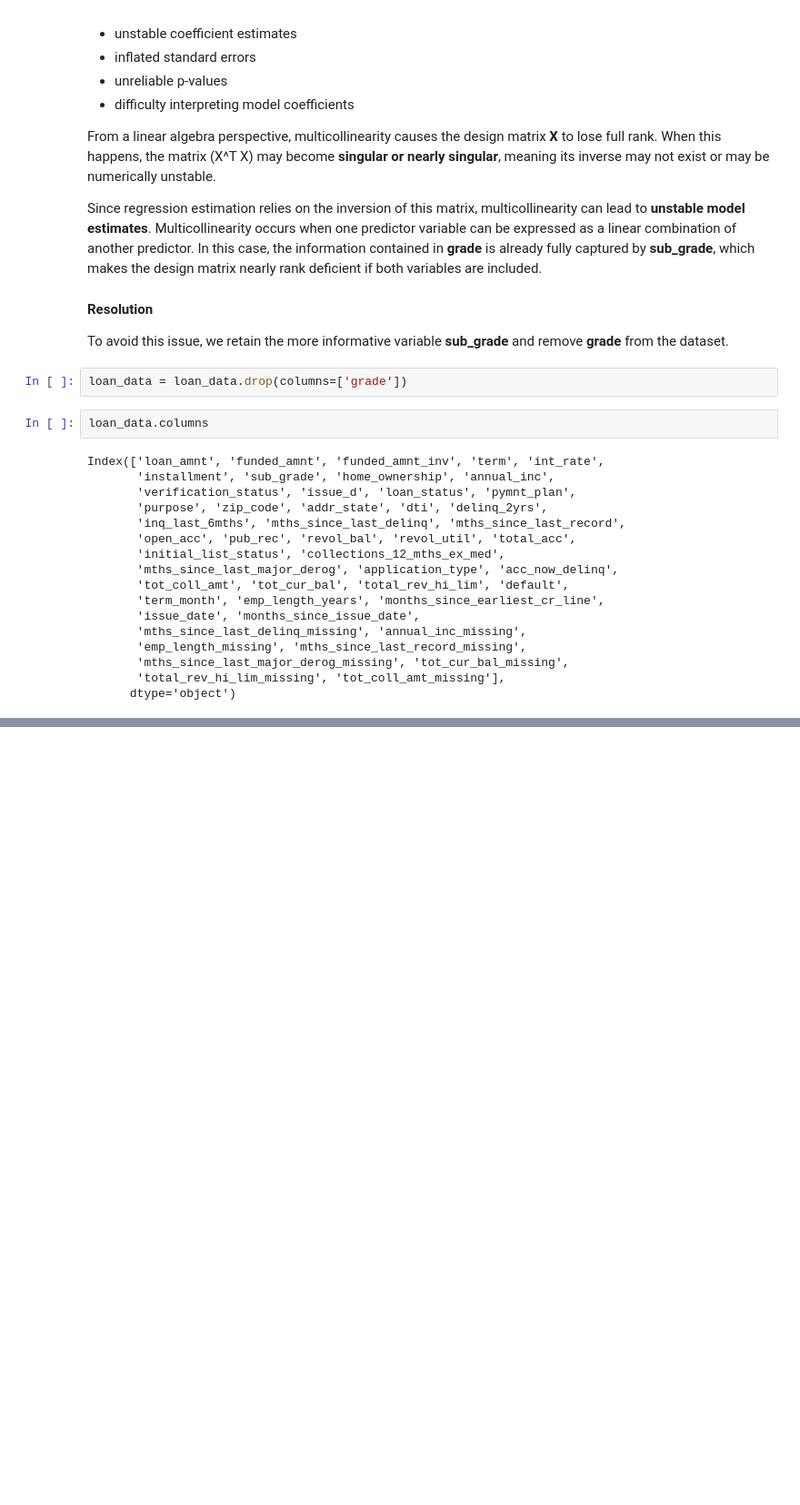
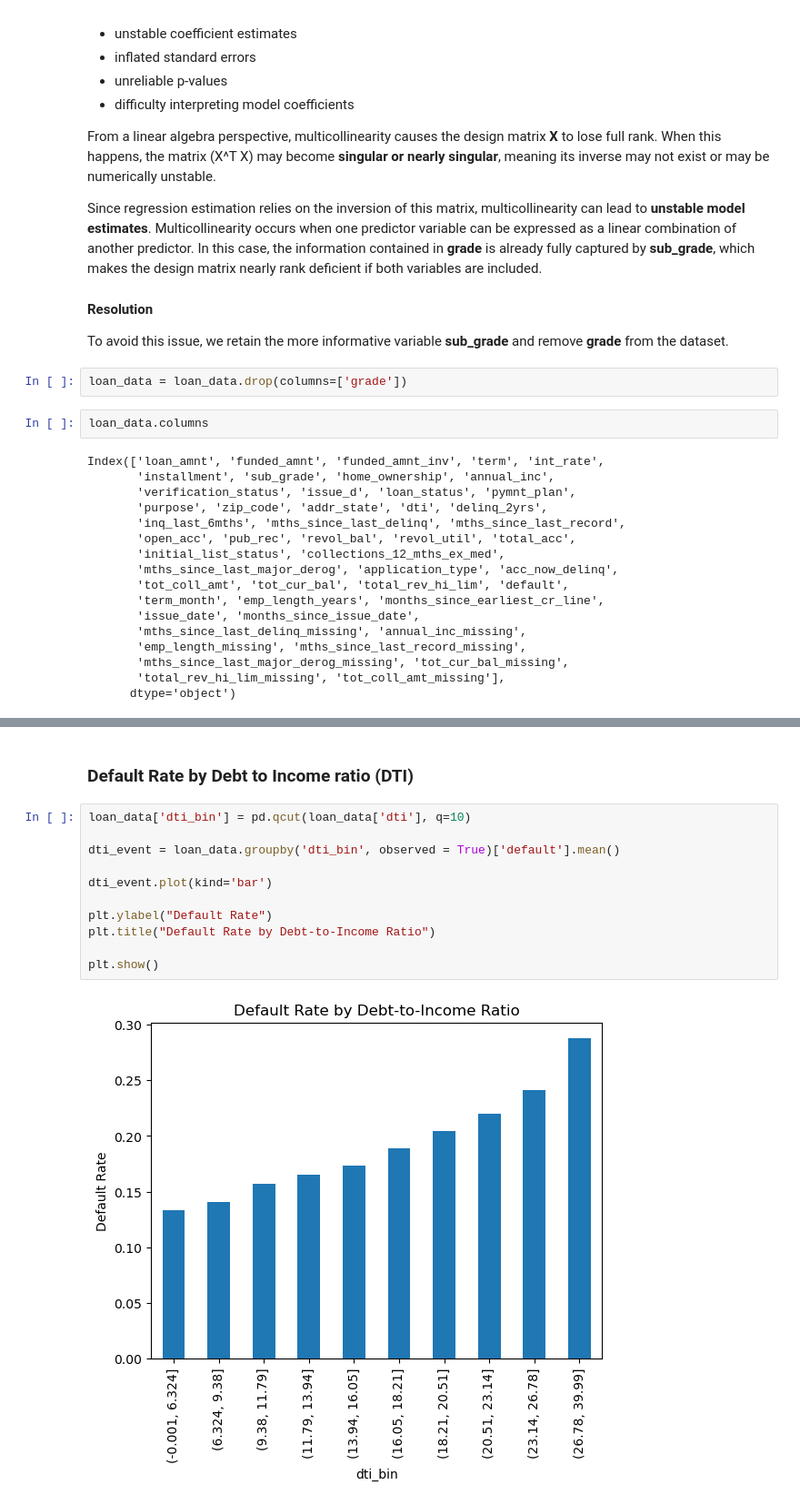
Before and after one commit to amitsrm3751-ctrl/credit-portfolio-vasicek-simulation, a Jupyter notebook: notebooks/02_variable_diagnostics.ipynb, the cells around one changed output, grey strips where cells are left out. Shown at 91% size. Saved outputs shown, nothing was run; the diff lists cells and outputs as text; blank space fills up the shorter version.

```diff
--- a/notebooks/02_variable_diagnostics.ipynb
+++ b/notebooks/02_variable_diagnostics.ipynb
@@ -369,0 +406,15 @@ Index(['loan_amnt', 'funded_amnt', 'funded_amnt_inv', 'term', 'int_rate',
+# %% [markdown]
+### Default Rate by Debt to Income ratio (DTI)
+# %%
+loan_data['dti_bin'] = pd.qcut(loan_data['dti'], q=10)
+
+dti_event = loan_data.groupby('dti_bin', observed = True)['default'].mean()
+
+dti_event.plot(kind='bar')
+
+plt.ylabel("Default Rate")
+plt.title("Default Rate by Debt-to-Income Ratio")
+
+plt.show()
+# %% [output]
+[figure, added]
```
Also changed, not shown: parts of 13 cells of this notebook.
